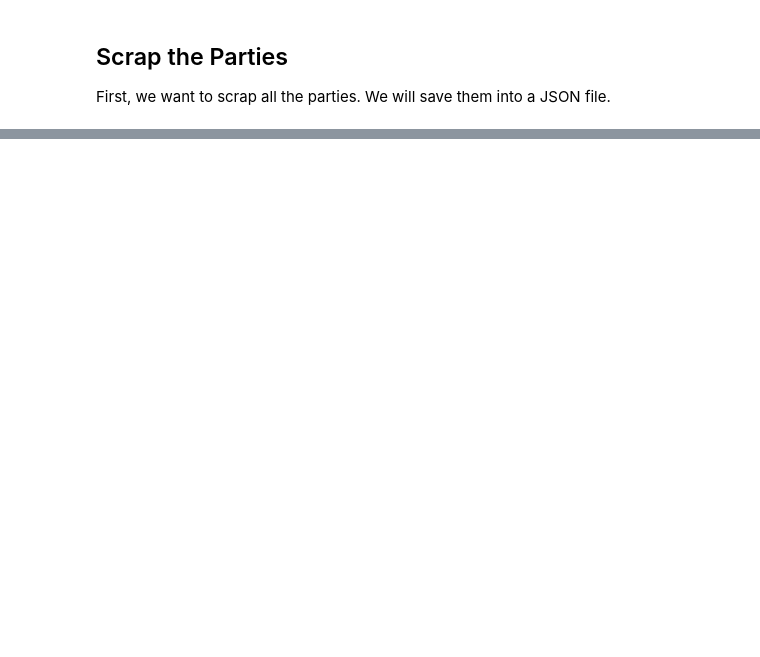
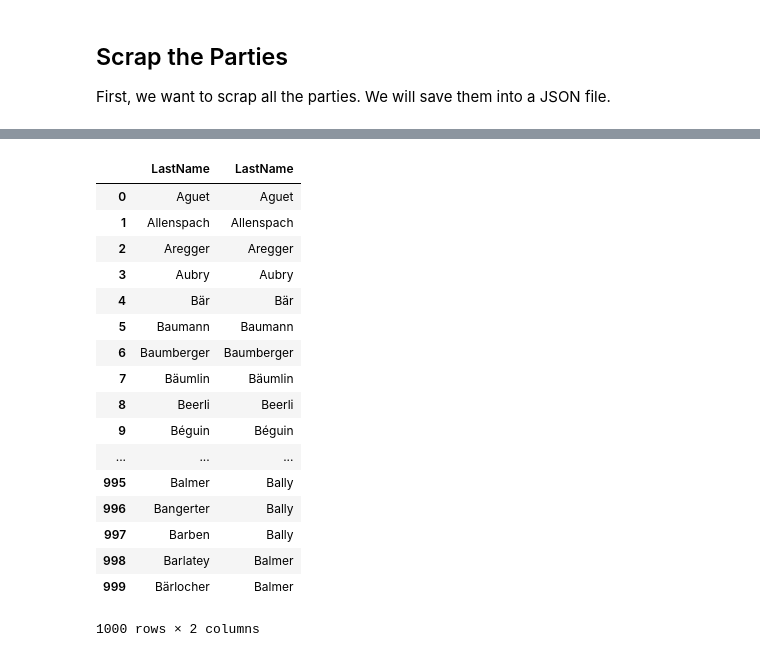
Before and after one commit to jmuth/parliament-viz.ch, a Jupyter notebook: scraping/scraping.ipynb, the cells around one changed output, grey strips where cells are left out. Drawn from its saved outputs; the diff is of its cells as text; code cells hidden in the pictures; blank space fills up the shorter version.

```diff
--- a/scraping/scraping.ipynb
+++ b/scraping/scraping.ipynb
@@ -340,0 +299,21 @@ df_persons[df_persons['LastName'] == 'Schneider-Ammann']
+# %%
+df_council_complete['LastName']
+# %% [output]
+|  | LastName | LastName |
+| 0 | Aguet | Aguet |
+| 1 | Allenspach | Allenspach |
+| 2 | Aregger | Aregger |
+| 3 | Aubry | Aubry |
+| 4 | Bär | Bär |
+| 5 | Baumann | Baumann |
+| 6 | Baumberger | Baumberger |
+| 7 | Bäumlin | Bäumlin |
+| 8 | Beerli | Beerli |
+| 9 | Béguin | Béguin |
+| ... | ... | ... |
+| 995 | Balmer | Bally |
+| 996 | Bangerter | Bally |
+| 997 | Barben | Bally |
+| 998 | Barlatey | Balmer |
+| 999 | Bärlocher | Balmer |
+1000 rows × 2 columns
```
Also changed, not shown: parts of 59 cells of this notebook, 5 other files.
